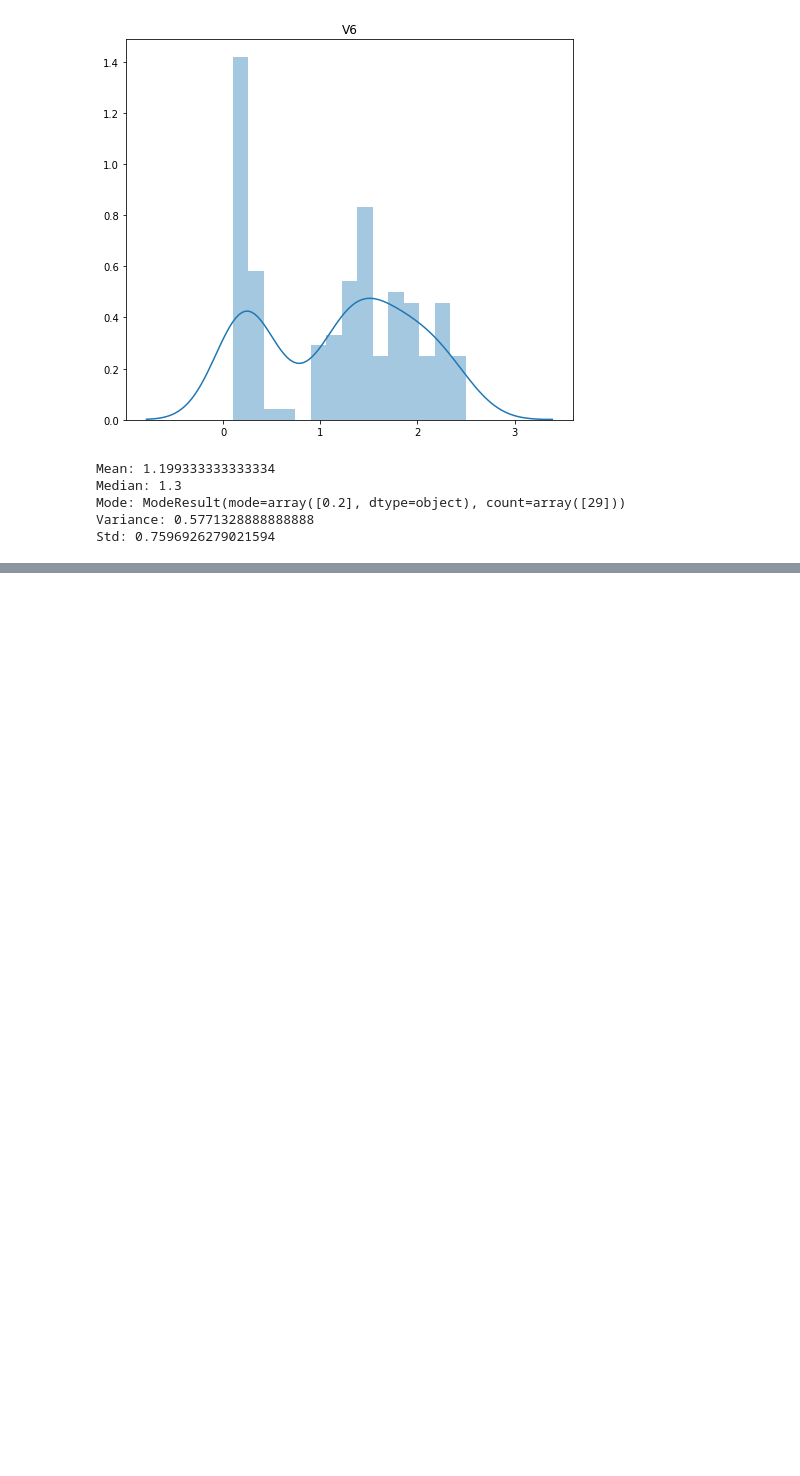
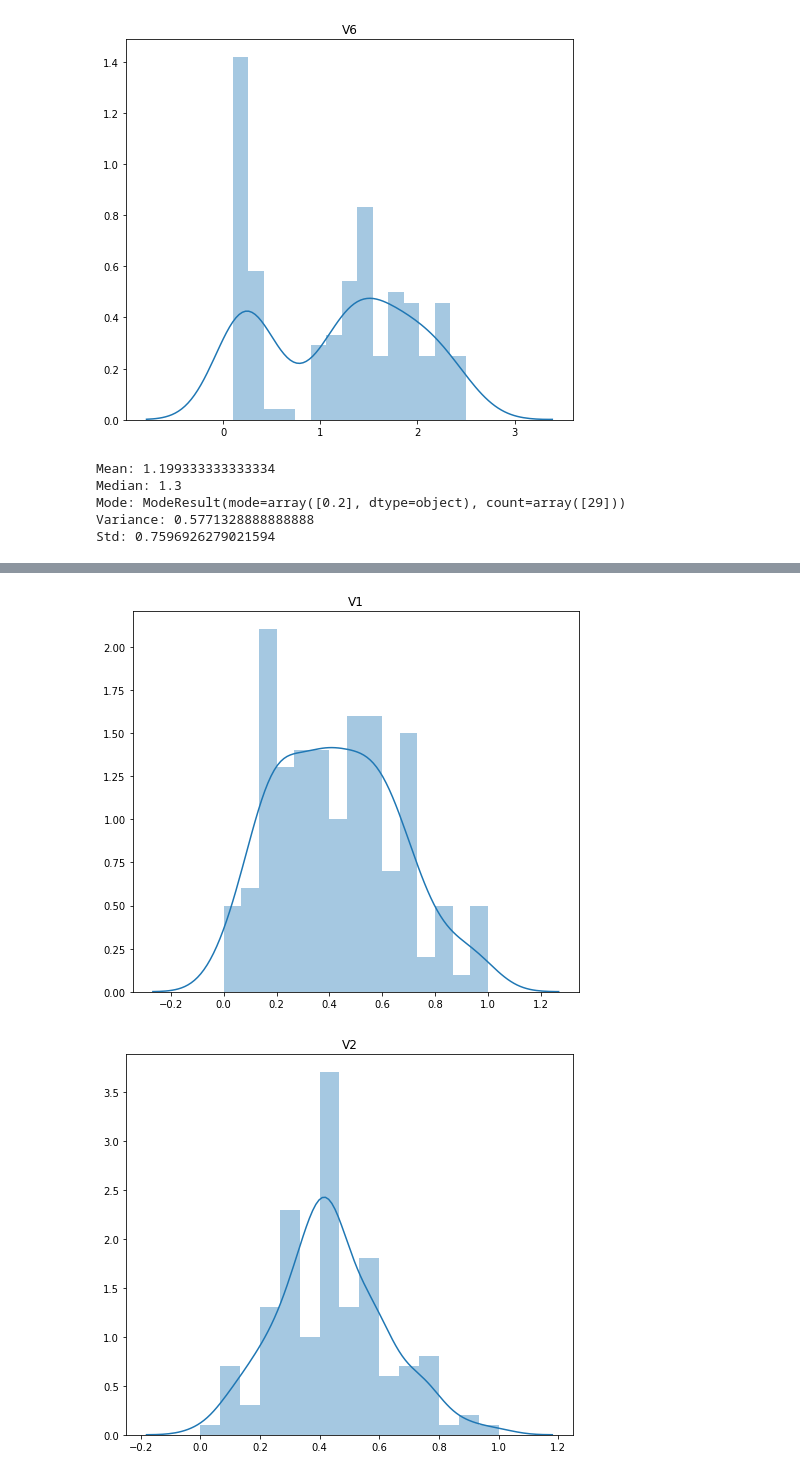
Before and after one commit to carvalheirafc/dim0097, a Jupyter notebook: lista1/questão_c.ipynb, the cells around one changed output, grey strips where cells are left out. Drawn from its saved outputs; the diff is of its cells as text; code cells hidden in the pictures; blank space fills up the shorter version.

Commit message:
added normalization and plots for it

```diff
--- a/lista1/questão_c.ipynb
+++ b/lista1/questão_c.ipynb
@@ -49,7 +50,7 @@ def stats(variable):
   var_dic['Std'] = np.std(variable)
   return var_dic
 # %%
-def describe_custom(variable):
+def describe_custom(variable, print_data=True):
   dic = stats(variable)
 
   fig, ax = plt.subplots(figsize=(8,7))
@@ -57,10 +58,10 @@ def describe_custom(variable):
   ax.set_title(variable.name)
   ax.set_xlabel('')
   plt.show()
-
-  for key in dic:
-    print('{}: '.format(key) + '{}'.format(dic[key]))
-  print('\n')
+  if print_data == True:
+    for key in dic:
+      print('{}: '.format(key) + '{}'.format(dic[key]))
+    print('\n')
 # %%
 describe_custom(data['V1'])
 describe_custom(data['V2'])
@@ -105,3 +106,12 @@ Median: 1.3
 Mode: ModeResult(mode=array([0.2], dtype=object), count=array([29]))
 Variance: 0.5771328888888888
 Std: 0.7596926279021594
+# %%
+'''
+Min Max Normalization
+[0, 1]
+'''
+scaler = preprocessing.MinMaxScaler()
+data_norm_io = pd.DataFrame(scaler.fit_transform(data.to_numpy()),
+                            columns=data.columns)
+data_norm_io.describe().transpose()
@@ -107,0 +142,6 @@ Std: 0.7596926279021594
+# %%
+for var in data_norm_io.columns:
+  describe_custom(data_norm_io[var], print_data=False)
+# %% [output]
+[figure, added]
+[figure, added]
```
Also changed, not shown: parts of 5 cells of this notebook.
